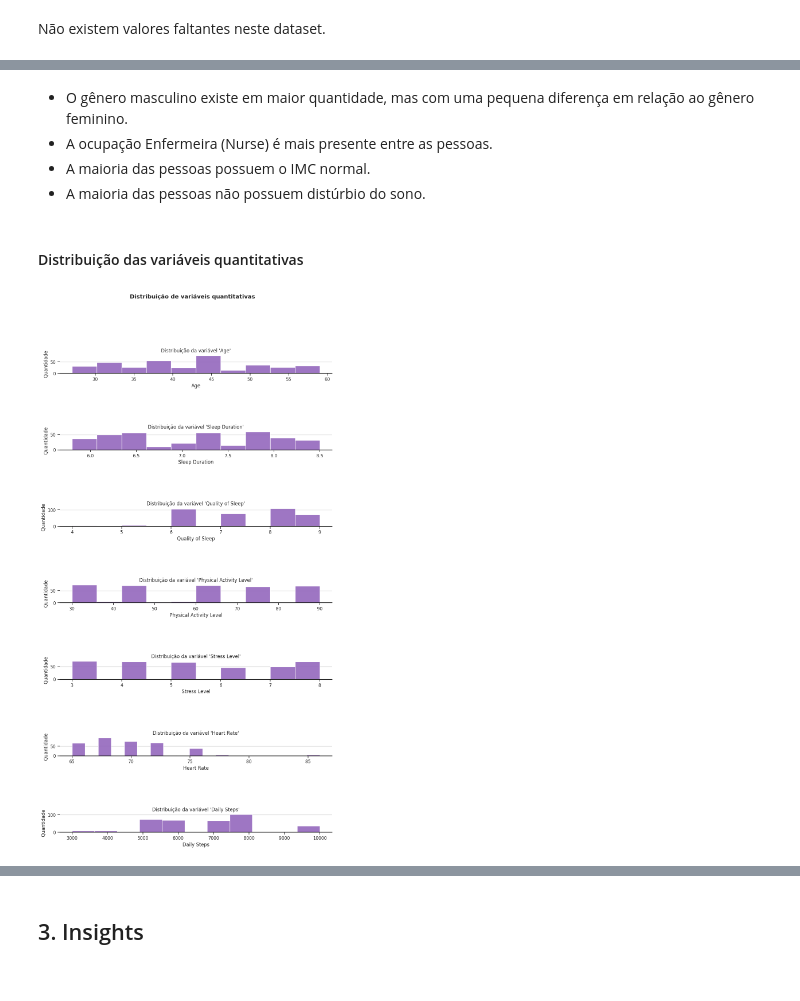
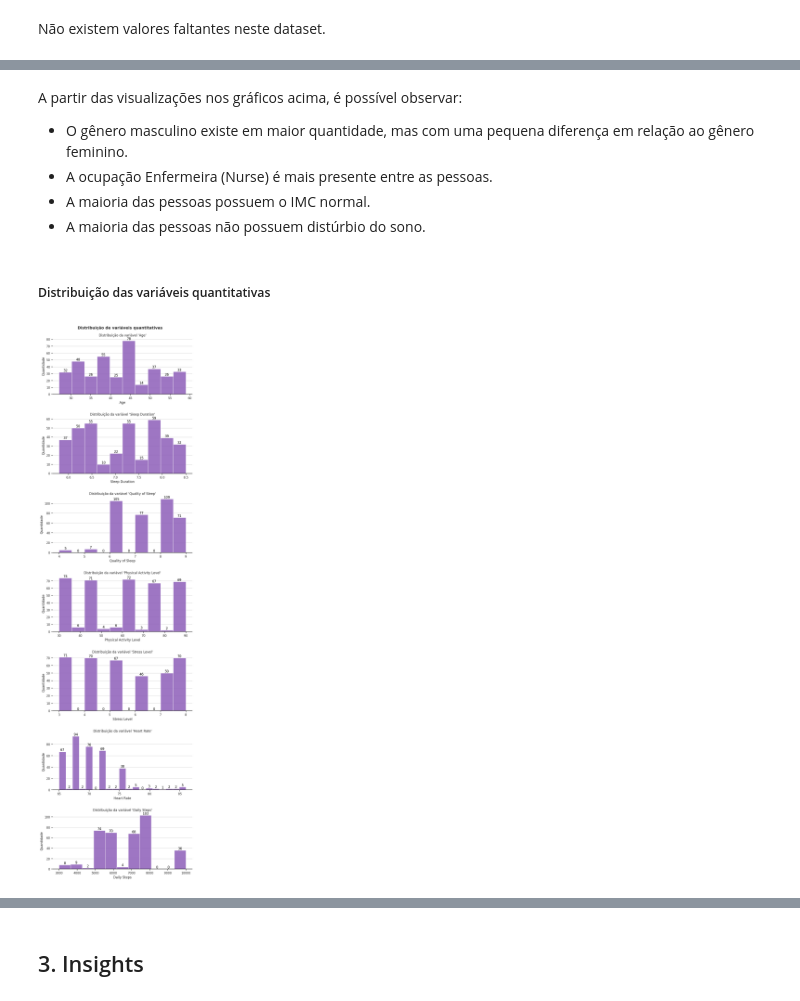
Before and after one commit to atlantico-academy/data-machine, a Jupyter notebook: notebooks/01-exploratory_data_analysis.ipynb, the cells around one changed output, grey strips where cells are left out. Saved outputs shown, nothing was run; the diff lists cells and outputs as text; code cells hidden in the pictures.

```diff
--- a/notebooks/01-exploratory_data_analysis.ipynb
+++ b/notebooks/01-exploratory_data_analysis.ipynb
@@ -63,6 +62,3 @@ df["Gender"]
 372    Female
 373    Female
 Name: Gender, Length: 374, dtype: object
-# %%
-df["Gender_encoded"]=df["Gender"].replace({"Male":0, "Female": 1})
-df
@@ -146,4 +128 @@ Gender_encoded               2
 dtype: int64
-# %%
-df= df.drop(columns=["Gender"])
-df
@@ -209,8 +174,8 @@ dicionario = pd.DataFrame([
     },{
         "variavel": "Blood Pressure",
         "descrição": "A medição da pressão arterial da pessoa, indicada como pressão sistólica sobre pressão diastólica",
-        "tipo": "quanlitativa",
-        "subtipo": "discreta"
+        "tipo": "qualitativa",
+        "subtipo": "ordinal"
     },{
          "variavel": "Heart Rate",
         "descrição": "A frequência cardíaca em repouso da pessoa em batimentos por minuto",
@@ -316,6 +279,6 @@ df.describe(include='all')
 # %%
-fig, axes = plt.subplots(4, 1, figsize=(18,25))
-plt.tight_layout(pad=15, w_pad=15, h_pad=15)
+fig, axes = plt.subplots(5, 1, figsize=(18, 25))
+plt.tight_layout(pad=10, w_pad=5, h_pad=5)
 fig.suptitle('Distribuição de variáveis qualitativas', fontweight='bold')
 for i, variavel in enumerate(dicionario.query("tipo == 'qualitativa'").variavel.to_list()):
     order = df[variavel].value_counts().index
@@ -330,8 +293,7 @@ for i, variavel in enumerate(dicionario.query("tipo == 'qualitativa'").variavel.
     ax.bar_label(
         ax.containers[0],
         fmt='%.0f',
-        label_type='center',
-        color='white'
+        color='black'
     )
     ax.set(frame_on=False)
     ax.axhline(0, color="k", clip_on=False)
@@ -344,29 +306,35 @@ plt.show()
 # %% [markdown]
+A partir das visualizações nos gráficos acima, é possível observar:
+
 - O gênero masculino existe em maior quantidade, mas com uma pequena diferença em relação ao gênero feminino.
 - A ocupação Enfermeira (Nurse) é mais presente entre as pessoas.
 - A maioria das pessoas possuem o IMC normal.
 - A maioria das pessoas não possuem distúrbio do sono.
 # %% [markdown]
-#### Distribuição das variáveis quantitativas
+##### Distribuição das variáveis quantitativas
 # %%
-fig, axes = plt.subplots(7, 1, figsize=(15,22))
-plt.tight_layout(pad=15, w_pad=10, h_pad=10)
+fig, axes = plt.subplots(7, 1, figsize=(10, 30))
+plt.tight_layout(pad=7, w_pad=4, h_pad=5)
 fig.suptitle('Distribuição de variáveis quantitativas', fontweight='bold')
 for i, variavel in enumerate(dicionario.query("tipo == 'quantitativa'").variavel.to_list()):
     ax = sns.histplot(
         data=df,
         x=variavel,
         ax=axes.flatten()[i],
         color=colors[0],
         alpha=0.9,
     )
+    ax.bar_label(
+        ax.containers[0],
+        fmt='%.0f',
+        color='black'
+    )
     ax.set(frame_on=False)
     ax.axhline(0, color="k", clip_on=False)
     ax.set_title(f"Distribuição da variável '{variavel}'")
     plt.xlabel(variavel)
     ax.set_ylabel('Quantidade')
     ax.grid(axis='y', linestyle='-')
-    # Customize grid to show only vertical lines
 plt.show()
 # %% [output]
-[figure, old version]
+[figure, new version]
```
Also changed, not shown: parts of 37 cells of this notebook, 1 other file.
